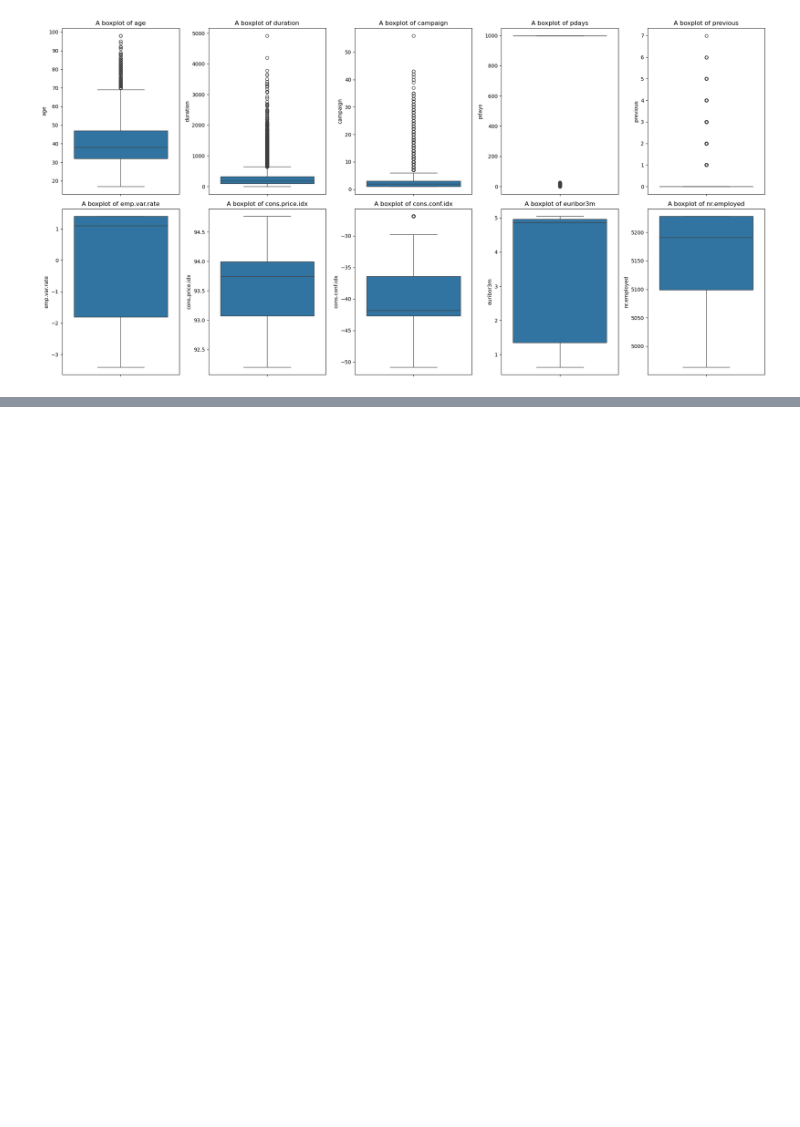
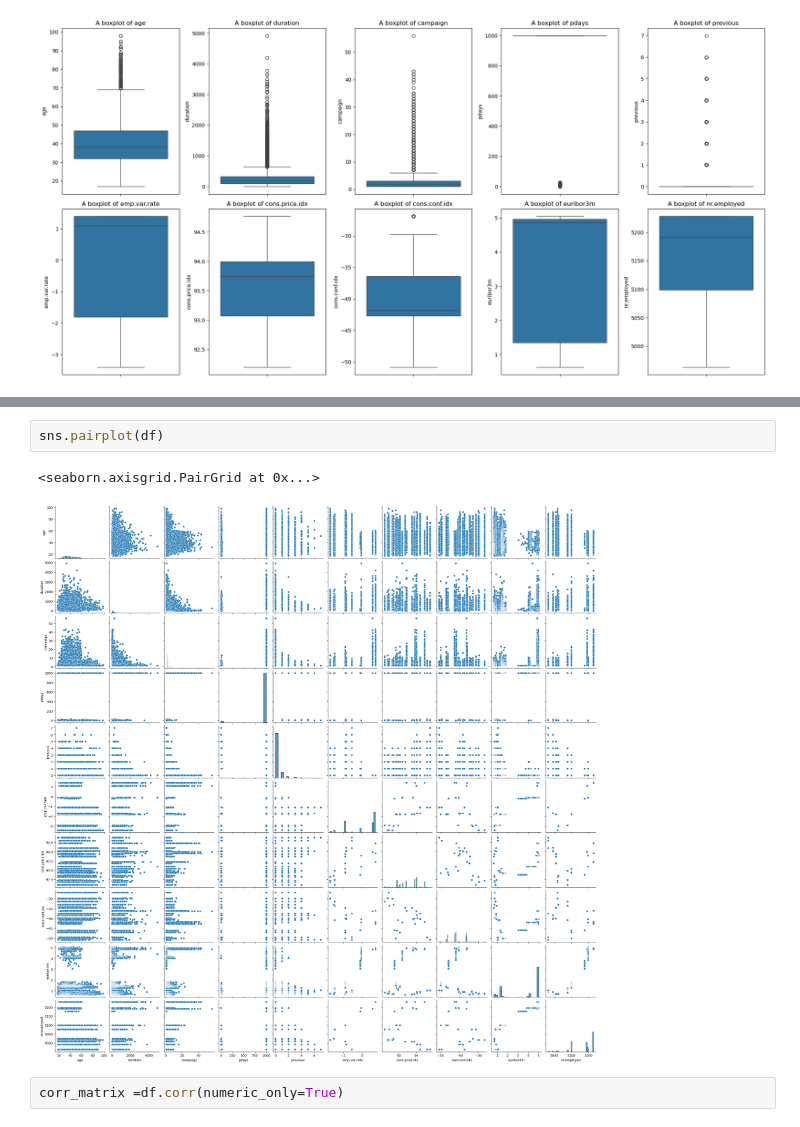
Before and after one commit to Isaac-Jim/AzubiAfrica-Assessment, a Jupyter notebook: Client_Subscription_Prediction.ipynb, the cells around one changed output, grey strips where cells are left out. Drawn from its saved outputs; the diff is of its cells as text; blank space fills up the shorter version.

```diff
--- a/Client_Subscription_Prediction.ipynb
+++ b/Client_Subscription_Prediction.ipynb
@@ -257,0 +259,7 @@ Reject null hypothesis
+# %%
+sns.pairplot(df)
+# %% [output]
+<seaborn.axisgrid.PairGrid at 0x...>
+[figure, added]
+# %%
+corr_matrix =df.corr(numeric_only=True)
```
Also changed, not shown: parts of 48 cells of this notebook.
